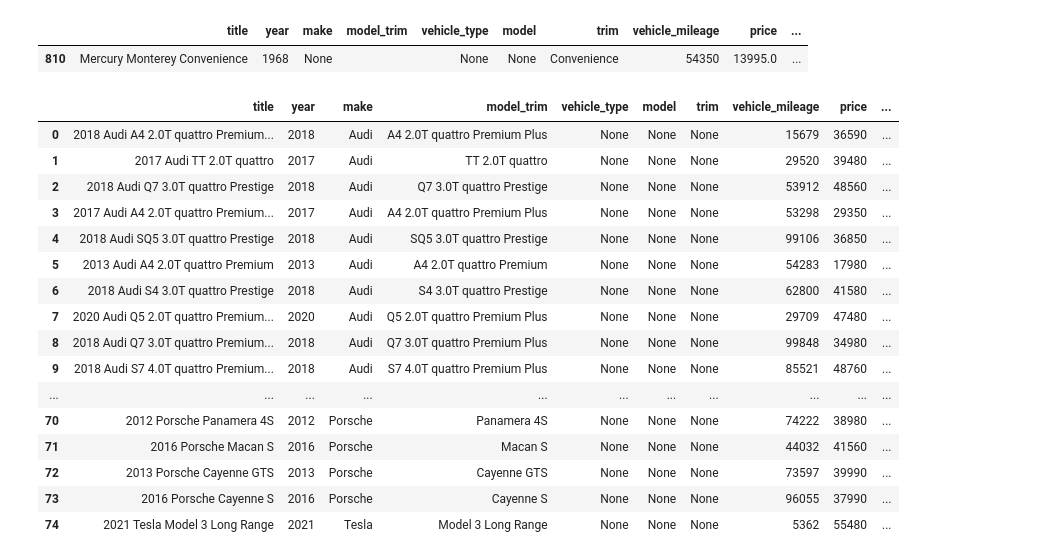
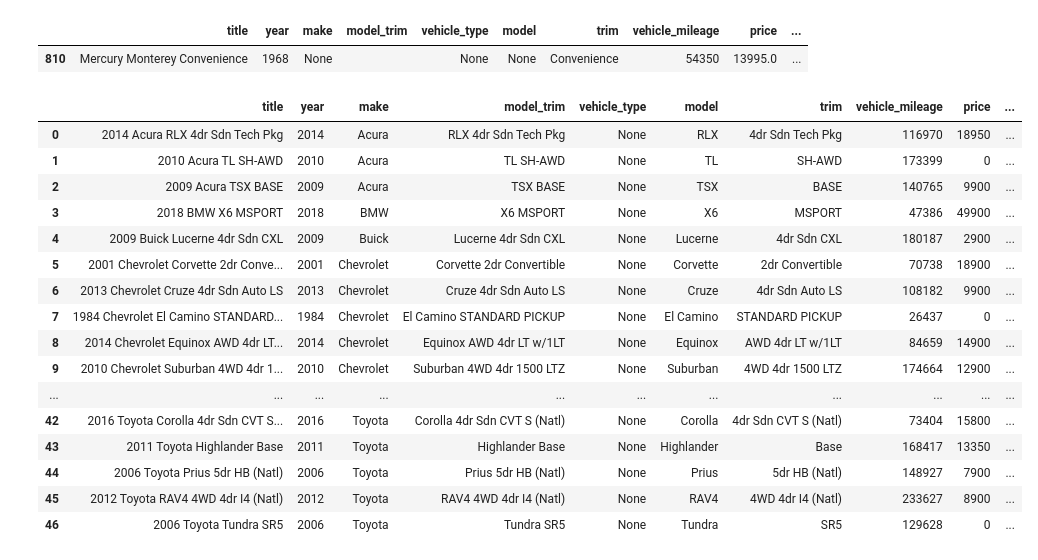
Before and after one commit to dkimhw/inventory-insights, a Jupyter notebook: explore_dealership.ipynb, the cells around one changed output. Drawn from its saved outputs; the diff is of its cells as text; code cells hidden in the pictures.

```diff
--- a/explore_dealership.ipynb
+++ b/explore_dealership.ipynb
@@ -723,24 +723,24 @@ result.loc[result['make'].isnull(), :]
 | 810 | Mercury Monterey Convenience | 1968 | None |  | None | None | Convenience | 54350 | 13995.0 | ... |
 # %%
 conn = sqlite3.connect('cars.db')
-sql_query = "SELECT * FROM inventory WHERE dealership_name = 'Newton Automotive Sales'"
+sql_query = "SELECT * FROM inventory WHERE dealership_name = 'CT Auto'"
 result = pd.read_sql_query(sql_query, conn)
 result
 # %% [output]
 |  | title | year | make | model_trim | vehicle_type | model | trim | vehicle_mileage | price | ... |
-| 0 | 2018 Audi A4 2.0T quattro Premium... | 2018 | Audi | A4 2.0T quattro Premium Plus | None | None | None | 15679 | 36590 | ... |
-| 1 | 2017 Audi TT 2.0T quattro | 2017 | Audi | TT 2.0T quattro | None | None | None | 29520 | 39480 | ... |
-| 2 | 2018 Audi Q7 3.0T quattro Prestige | 2018 | Audi | Q7 3.0T quattro Prestige | None | None | None | 53912 | 48560 | ... |
-| 3 | 2017 Audi A4 2.0T quattro Premium... | 2017 | Audi | A4 2.0T quattro Premium Plus | None | None | None | 53298 | 29350 | ... |
-| 4 | 2018 Audi SQ5 3.0T quattro Prestige | 2018 | Audi | SQ5 3.0T quattro Prestige | None | None | None | 99106 | 36850 | ... |
-| 5 | 2013 Audi A4 2.0T quattro Premium | 2013 | Audi | A4 2.0T quattro Premium | None | None | None | 54283 | 17980 | ... |
-| 6 | 2018 Audi S4 3.0T quattro Prestige | 2018 | Audi | S4 3.0T quattro Prestige | None | None | None | 62800 | 41580 | ... |
-| 7 | 2020 Audi Q5 2.0T quattro Premium... | 2020 | Audi | Q5 2.0T quattro Premium Plus | None | None | None | 29709 | 47480 | ... |
-| 8 | 2018 Audi Q7 3.0T quattro Premium... | 2018 | Audi | Q7 3.0T quattro Premium Plus | None | None | None | 99848 | 34980 | ... |
-| 9 | 2018 Audi S7 4.0T quattro Premium... | 2018 | Audi | S7 4.0T quattro Premium Plus | None | None | None | 85521 | 48760 | ... |
+| 0 | 2014 Acura RLX 4dr Sdn Tech Pkg | 2014 | Acura | RLX 4dr Sdn Tech Pkg | None | RLX | 4dr Sdn Tech Pkg | 116970 | 18950 | ... |
+| 1 | 2010 Acura TL SH-AWD | 2010 | Acura | TL SH-AWD | None | TL | SH-AWD | 173399 | 0 | ... |
+| 2 | 2009 Acura TSX BASE | 2009 | Acura | TSX BASE | None | TSX | BASE | 140765 | 9900 | ... |
+| 3 | 2018 BMW X6 MSPORT | 2018 | BMW | X6 MSPORT | None | X6 | MSPORT | 47386 | 49900 | ... |
+| 4 | 2009 Buick Lucerne 4dr Sdn CXL | 2009 | Buick | Lucerne 4dr Sdn CXL | None | Lucerne | 4dr Sdn CXL | 180187 | 2900 | ... |
+| 5 | 2001 Chevrolet Corvette 2dr Conve... | 2001 | Chevrolet | Corvette 2dr Convertible | None | Corvette | 2dr Convertible | 70738 | 18900 | ... |
+| 6 | 2013 Chevrolet Cruze 4dr Sdn Auto LS | 2013 | Chevrolet | Cruze 4dr Sdn Auto LS | None | Cruze | 4dr Sdn Auto LS | 108182 | 9900 | ... |
+| 7 | 1984 Chevrolet El Camino STANDARD... | 1984 | Chevrolet | El Camino STANDARD PICKUP | None | El Camino | STANDARD PICKUP | 26437 | 0 | ... |
+| 8 | 2014 Chevrolet Equinox AWD 4dr LT... | 2014 | Chevrolet | Equinox AWD 4dr LT w/1LT | None | Equinox | AWD 4dr LT w/1LT | 84659 | 14900 | ... |
+| 9 | 2010 Chevrolet Suburban 4WD 4dr 1... | 2010 | Chevrolet | Suburban 4WD 4dr 1500 LTZ | None | Suburban | 4WD 4dr 1500 LTZ | 174664 | 12900 | ... |
 | ... | ... | ... | ... | ... | ... | ... | ... | ... | ... | ... |
-| 70 | 2012 Porsche Panamera 4S | 2012 | Porsche | Panamera 4S | None | None | None | 74222 | 38980 | ... |
-| 71 | 2016 Porsche Macan S | 2016 | Porsche | Macan S | None | None | None | 44032 | 41560 | ... |
-| 72 | 2013 Porsche Cayenne GTS | 2013 | Porsche | Cayenne GTS | None | None | None | 73597 | 39990 | ... |
-| 73 | 2016 Porsche Cayenne S | 2016 | Porsche | Cayenne S | None | None | None | 96055 | 37990 | ... |
-| 74 | 2021 Tesla Model 3 Long Range | 2021 | Tesla | Model 3 Long Range | None | None | None | 5362 | 55480 | ... |
+| 42 | 2016 Toyota Corolla 4dr Sdn CVT S... | 2016 | Toyota | Corolla 4dr Sdn CVT S (Natl) | None | Corolla | 4dr Sdn CVT S (Natl) | 73404 | 15800 | ... |
+| 43 | 2011 Toyota Highlander Base | 2011 | Toyota | Highlander Base | None | Highlander | Base | 168417 | 13350 | ... |
+| 44 | 2006 Toyota Prius 5dr HB (Natl) | 2006 | Toyota | Prius 5dr HB (Natl) | None | Prius | 5dr HB (Natl) | 148927 | 7900 | ... |
+| 45 | 2012 Toyota RAV4 4WD 4dr I4 (Natl) | 2012 | Toyota | RAV4 4WD 4dr I4 (Natl) | None | RAV4 | 4WD 4dr I4 (Natl) | 233627 | 8900 | ... |
+| 46 | 2006 Toyota Tundra SR5 | 2006 | Toyota | Tundra SR5 | None | Tundra | SR5 | 129628 | 0 | ... |
```
Also changed, not shown: parts of 3 cells of this notebook, 4 other files.
